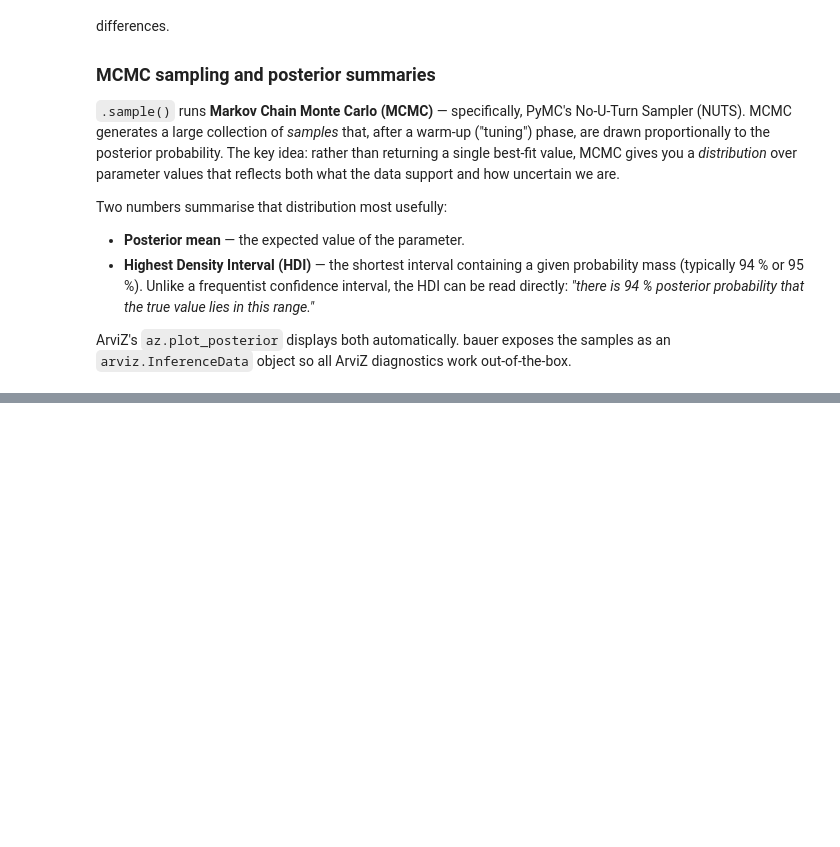
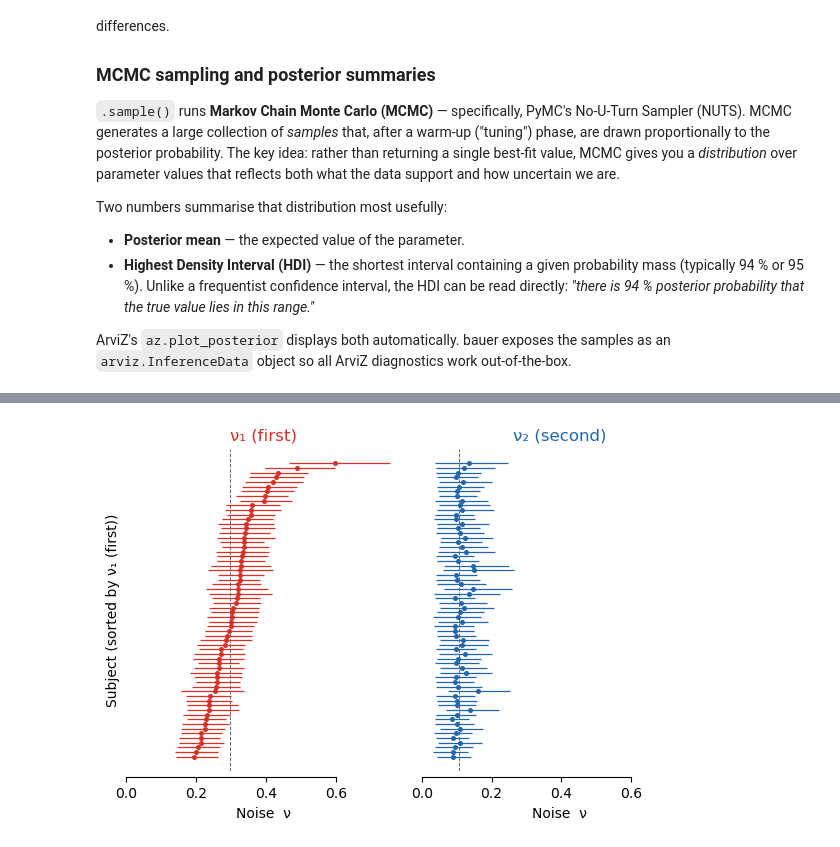
Before and after one commit to ruffgroup/bauer, a Jupyter notebook: docs/tutorial/lesson1.ipynb, the cells around one changed output, grey strips where cells are left out. Drawn from its saved outputs; the diff is of its cells as text; code cells hidden in the pictures; blank space fills up the shorter version.

```diff
--- a/docs/tutorial/lesson1.ipynb
+++ b/docs/tutorial/lesson1.ipynb
@@ -746,0 +666,6 @@ noise parameters that distort magnitude perception also drive risk attitudes.
+# %%
+fig = plot_sorted_forest(subject_nu, 'nu', 'Noise  ν', by='option',
+                         palette=OPTION_PALETTE, group_summary=group_nu,
+                         figsize=(6, 4))
+# %% [output]
+[figure, added]
```
Also changed, not shown: parts of 22 cells of this notebook, 4 other files.
